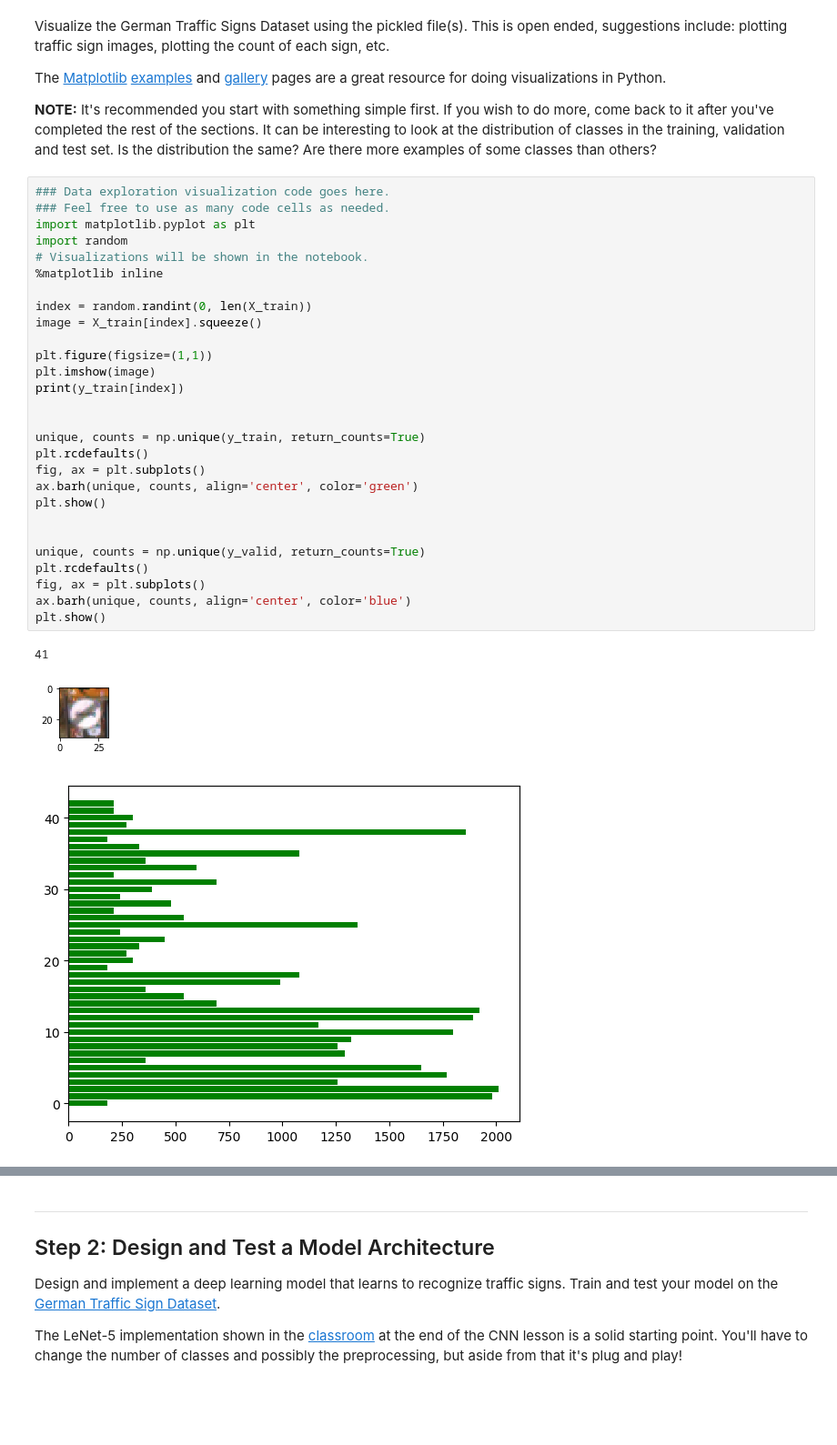
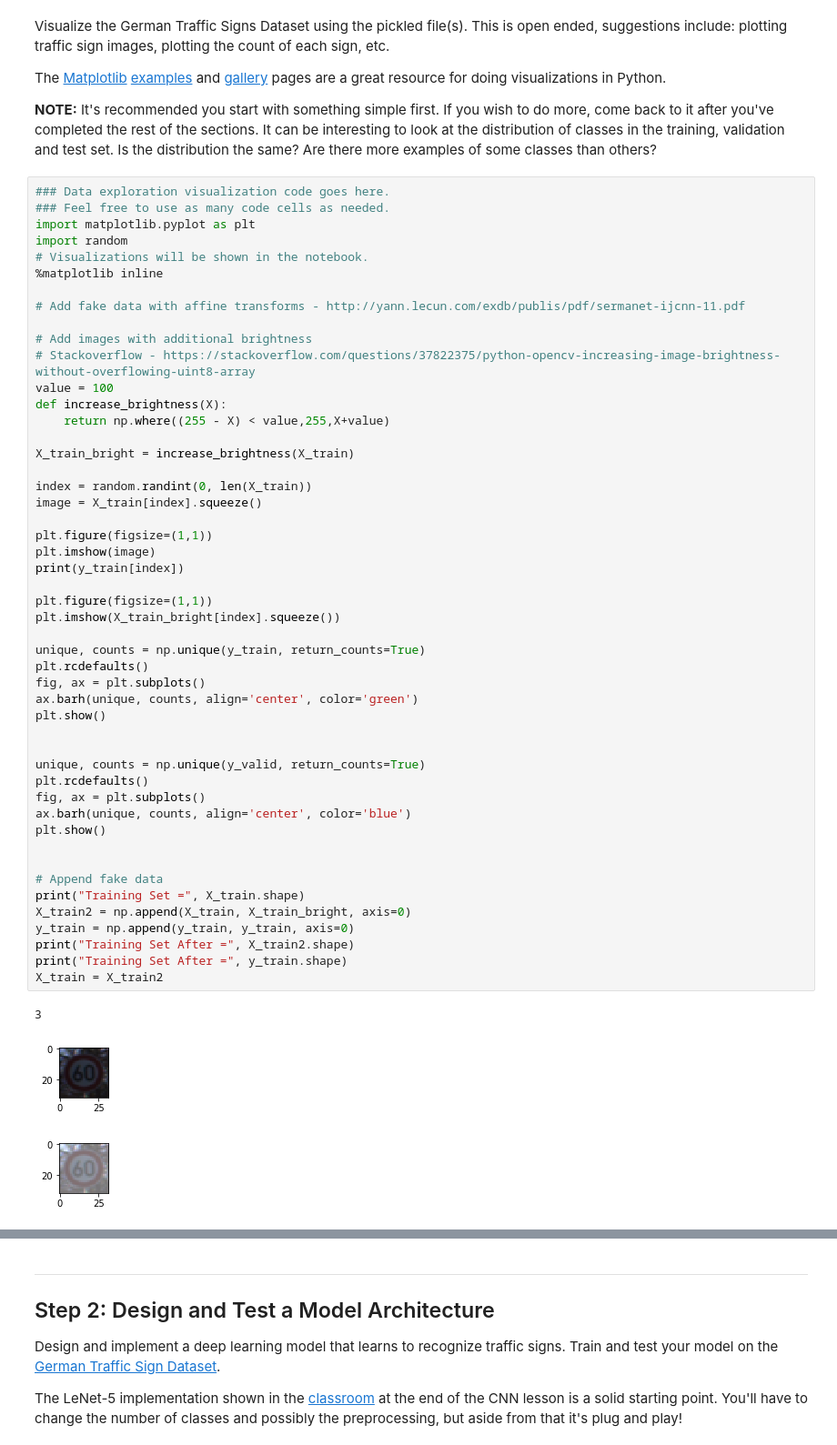
Before and after one commit to sm-azure/sdc-ts-classifier, a Jupyter notebook: Traffic_Sign_Classifier.ipynb, the cells around one changed output, grey strips where cells are left out. Shown: that part at 91% size. Saved outputs shown, nothing was run; the diff lists cells and outputs as text; blank space fills up the shorter version.

Commit message:
adding brightness

```diff
--- a/Traffic_Sign_Classifier.ipynb
+++ b/Traffic_Sign_Classifier.ipynb
@@ -96,32 +96,53 @@ The [Matplotlib](http://matplotlib.org/) [examples](http://matplotlib.org/exampl
 # %%
 ### Data exploration visualization code goes here.
 ### Feel free to use as many code cells as needed.
 import matplotlib.pyplot as plt
 import random
 # Visualizations will be shown in the notebook.
 %matplotlib inline
 
+# Add fake data with affine transforms - http://yann.lecun.com/exdb/publis/pdf/sermanet-ijcnn-11.pdf
+
+# Add images with additional brightness
+# Stackoverflow - https://stackoverflow.com/questions/37822375/python-opencv-increasing-image-brightness-without-overflowing-uint8-array
+value = 100
+def increase_brightness(X):
+    return np.where((255 - X) < value,255,X+value)
+
+X_train_bright = increase_brightness(X_train)
+
 index = random.randint(0, len(X_train))
 image = X_train[index].squeeze()
 
 plt.figure(figsize=(1,1))
 plt.imshow(image)
 print(y_train[index])
 
+plt.figure(figsize=(1,1))
+plt.imshow(X_train_bright[index].squeeze())
 
 unique, counts = np.unique(y_train, return_counts=True)
 plt.rcdefaults()
 fig, ax = plt.subplots()
 ax.barh(unique, counts, align='center', color='green')
 plt.show()
 
 
 unique, counts = np.unique(y_valid, return_counts=True)
 plt.rcdefaults()
 fig, ax = plt.subplots()
 ax.barh(unique, counts, align='center', color='blue')
 plt.show()
+
+
+# Append fake data
+print("Training Set =", X_train.shape)
+X_train2 = np.append(X_train, X_train_bright, axis=0)
+y_train = np.append(y_train, y_train, axis=0)
+print("Training Set After =", X_train2.shape)
+print("Training Set After =", y_train.shape)
+X_train = X_train2
 # %% [output]
-41
+3
-[figure, old version]
+[figure, new version]
-[figure, old version]
+[figure, new version]
```
Also changed, not shown: parts of 3 cells of this notebook.
